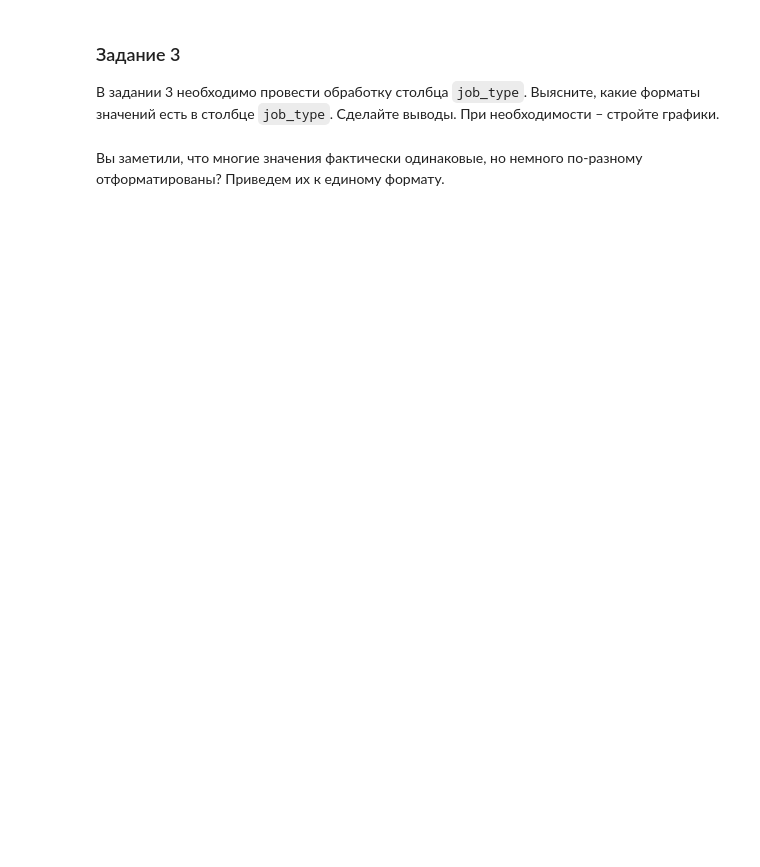
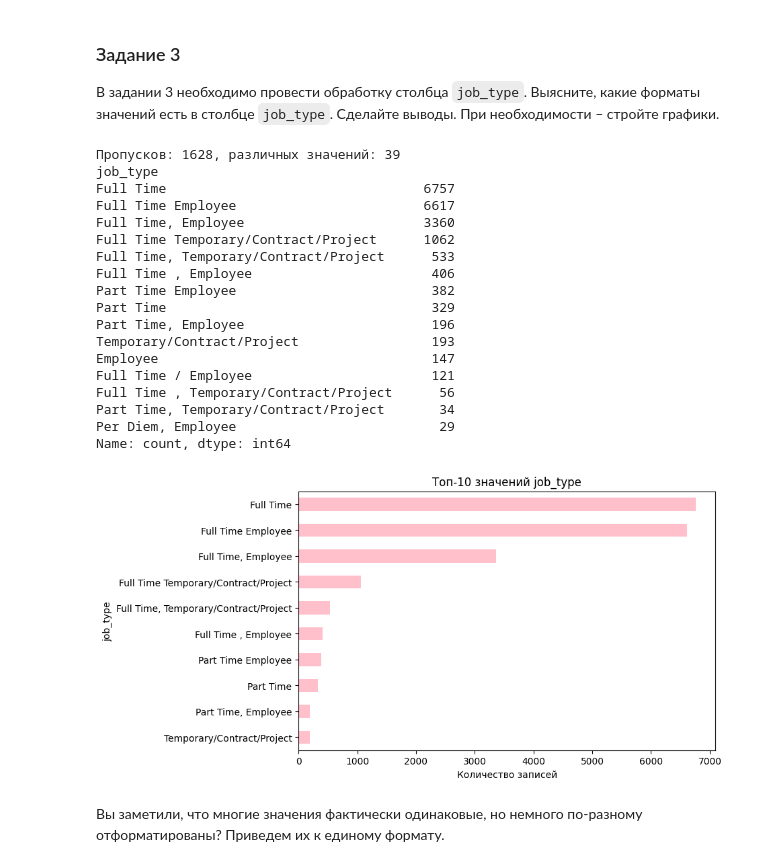
Before and after one commit to anastasiiaCher/pda-homework01, a Jupyter notebook: Коренченко_лаба2.ipynb, the cells around one changed output. Drawn from its saved outputs; the diff is of its cells as text; code cells hidden in the pictures; blank space fills up the shorter version.

```diff
--- a/Коренченко_лаба2.ipynb
+++ b/Коренченко_лаба2.ipynb
@@ -398,2 +605,31 @@ Name: location, dtype: object
+# %%
+job_type_counts = data['job_type'].value_counts()
+print(f'Пропусков: {data["job_type"].isna().sum()}, различных значений: {len(job_type_counts)}')
+print(job_type_counts.head(15))
+
+job_type_counts.head(10).sort_values().plot(kind='barh', figsize=(8, 5), color='pink')
+plt.title('Топ-10 значений job_type')
+plt.xlabel('Количество записей')
+plt.show()
+# %% [output]
+Пропусков: 1628, различных значений: 39
+job_type
+Full Time                                 6757
+Full Time Employee                        6617
+Full Time, Employee                       3360
+Full Time Temporary/Contract/Project      1062
+Full Time, Temporary/Contract/Project      533
+Full Time , Employee                       406
+Part Time Employee                         382
+Part Time                                  329
+Part Time, Employee                        196
+Temporary/Contract/Project                 193
+Employee                                   147
+Full Time / Employee                       121
+Full Time , Temporary/Contract/Project      56
+Part Time, Temporary/Contract/Project       34
+Per Diem, Employee                          29
+Name: count, dtype: int64
+[figure, added]
 # %% [markdown]
 Вы заметили, что многие значения фактически одинаковые, но немного по-разному отформатированы? Приведем их к единому формату.
```
Also changed, not shown: parts of 20 cells of this notebook.
